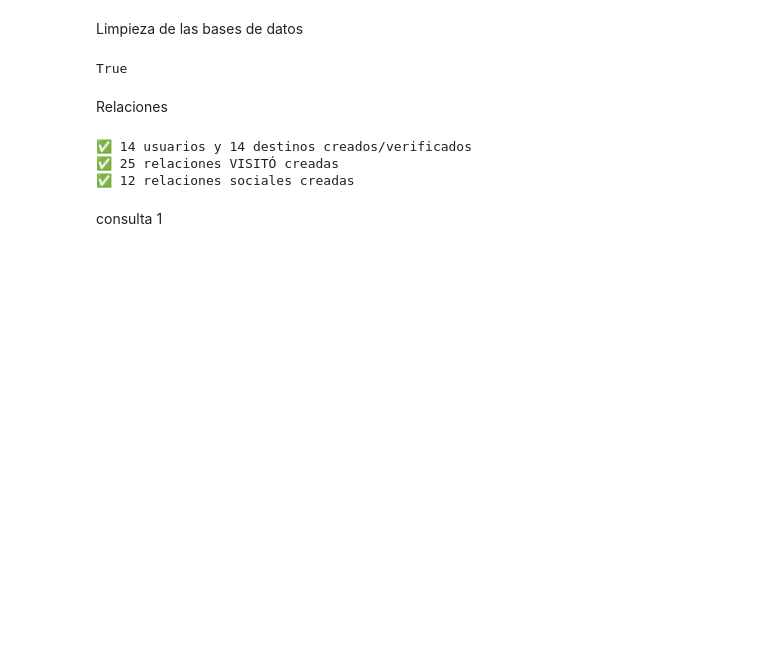
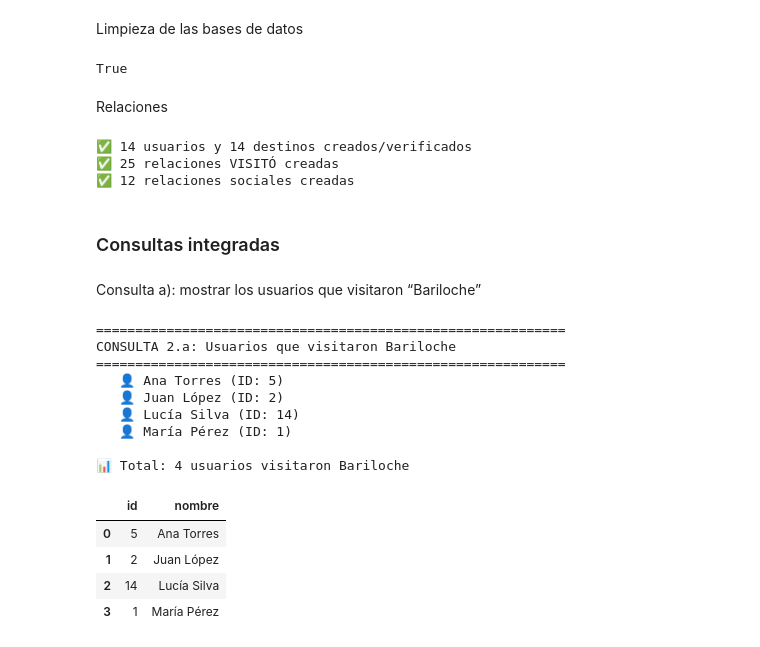
Before and after one commit to Noemi-Gudino/Proyecto-Integrador-BD, a Jupyter notebook: notebooks/Proyecto.ipynb, the cells around one changed output. Drawn from its saved outputs; the diff is of its cells as text; code cells hidden in the pictures; blank space fills up the shorter version.

```diff
--- a/notebooks/Proyecto.ipynb
+++ b/notebooks/Proyecto.ipynb
@@ -249,5 +253,69 @@ crear_relaciones()
 ✅ 14 usuarios y 14 destinos creados/verificados
 ✅ 25 relaciones VISITÓ creadas
 ✅ 12 relaciones sociales creadas
+# %% [markdown]
+### Consultas integradas
 # %% [markdown]
-consulta 1
+Consulta a): mostrar los usuarios que visitaron “Bariloche”
+# %%
+import pandas as pd
+
+def consulta_a_usuarios_bariloche():
+    """
+    Muestra los usuarios que visitaron Bariloche.
+    Devuelve un DataFrame con columnas: id y nombre.
+    """
+    print("\n" + "="*60)
+    print("CONSULTA 2.a: Usuarios que visitaron Bariloche")
+    print("="*60)
+
+    with driver.session() as session:
+        query = """
+        MATCH (u:Usuario)-[:VISITO]->(d:Destino {ciudad: 'Bariloche'})
+        RETURN u.nombre AS usuario, u.usuario_id AS id
+        ORDER BY u.nombre
+        """
+
+        resultado = session.run(query)
+        usuarios = []
+
+        for record in resultado:
+            usuarios.append({
+                "id": record["id"],
+                "nombre": record["usuario"]
+            })
+
+    # ⚠️ Manejo del caso sin resultados
+    if not usuarios:
+        print("⚠️ No se encontraron usuarios que visitaran Bariloche.")
+        return pd.DataFrame(columns=["id", "nombre"])
+
+    # ✅ Mostrar resultados
+    for u in usuarios:
+        print(f"   👤 {u['nombre']} (ID: {u['id']})")
+
+    print(f"\n📊 Total: {len(usuarios)} usuarios visitaron Bariloche")
+
+    # ✅ Devolver como DataFrame
+    return pd.DataFrame(usuarios)
+
+# Ejecutar consulta
+usuarios_bariloche = consulta_a_usuarios_bariloche()
+
+# Mostrar tabla
+display(usuarios_bariloche)
+# %% [output]
+============================================================
+CONSULTA 2.a: Usuarios que visitaron Bariloche
+============================================================
+   👤 Ana Torres (ID: 5)
+   👤 Juan López (ID: 2)
+   👤 Lucía Silva (ID: 14)
+   👤 María Pérez (ID: 1)
+
+📊 Total: 4 usuarios visitaron Bariloche
+|  | id | nombre |
+| 0 | 5 | Ana Torres |
+| 1 | 2 | Juan López |
+| 2 | 14 | Lucía Silva |
+| 3 | 1 | María Pérez |
```
Also changed, not shown: parts of 16 cells of this notebook.
